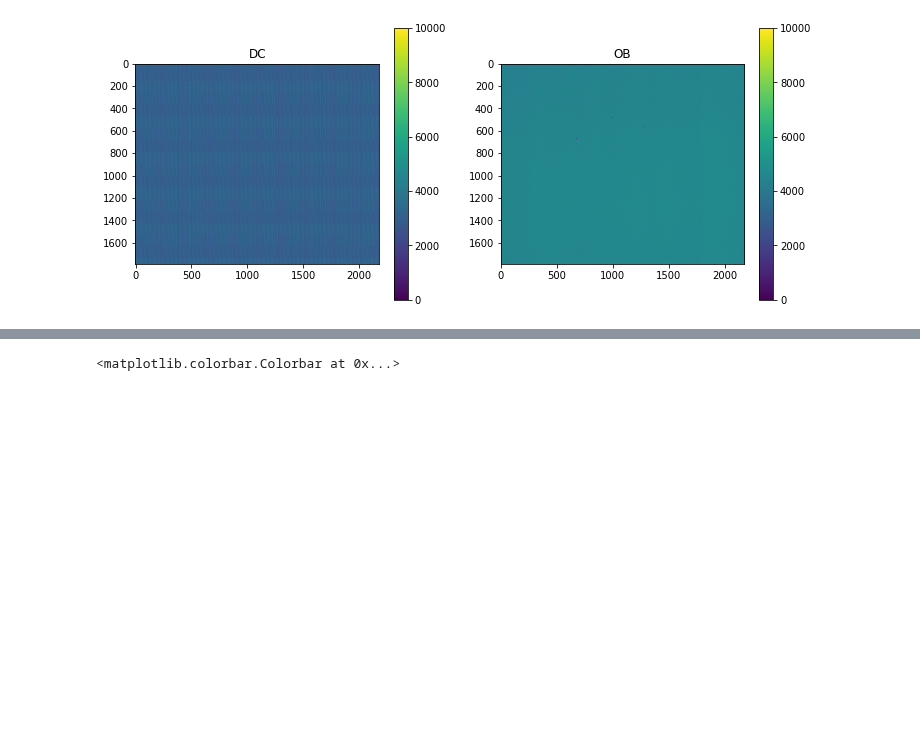
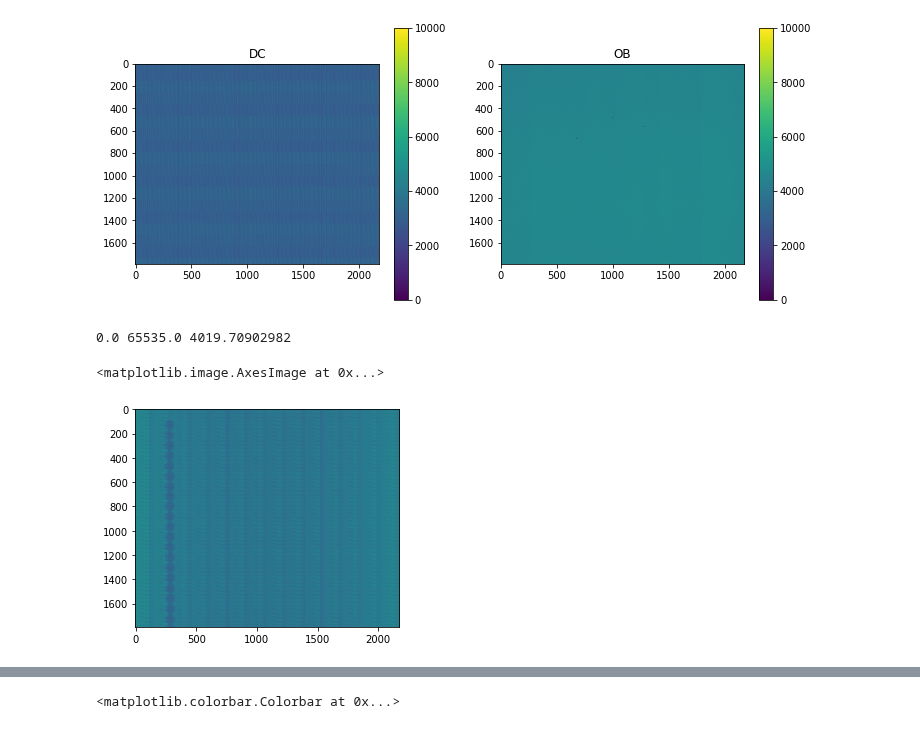
Before and after one commit to neutronimaging/scripts, a Jupyter notebook: python/notebooks/CBCTCalibration.ipynb, the cells around one changed output, grey strips where cells are left out. Drawn from its saved outputs; the diff is of its cells as text; code cells hidden in the pictures; blank space fills up the shorter version.

```diff
--- a/python/notebooks/CBCTCalibration.ipynb
+++ b/python/notebooks/CBCTCalibration.ipynb
@@ -13,17 +13,18 @@ import matplotlib.colors as colors
 %matplotlib inline
 #%matplotlib widget
 # %%
-def loadStack(mask, first, last) :
+def loadStack(mask, first, last, step=1) :
     img = np.array([1.0])
-    for idx in np.arange(first,last+1) :
-        fname=mask.format(idx)
+    indices=np.arange(first,last+1,step)
+    for idx,filenum in enumerate(indices) :
+        fname=mask.format(filenum)
         hdul = fits.open(fname)
         tmp = hdul[0].data.astype(float)
 
-        if (idx==first):
-            img.resize(tmp.shape[0],tmp.shape[1],last-first+1)
+        if (idx==0):
+            img.resize(tmp.shape[0],tmp.shape[1],len(indices))
 
-        img[:,:,idx-first]=tmp
+        img[:,:,idx]=tmp
 
     return img
 # %%
@@ -54,4 +54,10 @@ plt.colorbar()
 <matplotlib.colorbar.Colorbar at 0x...>
 [figure]
 # %%
-cal=loadStack('/data/P20180255/02_rawdata/00_XCalibration/xcal_{:05}.fits',1,10).astype(float)
+cal=loadStack('/data/P20180255/02_rawdata/00_XCalibration/xcal_{:05}.fits',1,361,10).astype(float)
+print(cal.min(),cal.max(),cal.mean())
+plt.imshow(cal[:,:,1],vmin=0.0,vmax=10000)
+# %% [output]
+0.0 65535.0 4019.70902982
+<matplotlib.image.AxesImage at 0x...>
+[figure, added]
```
Also changed, not shown: parts of 30 cells of this notebook.
